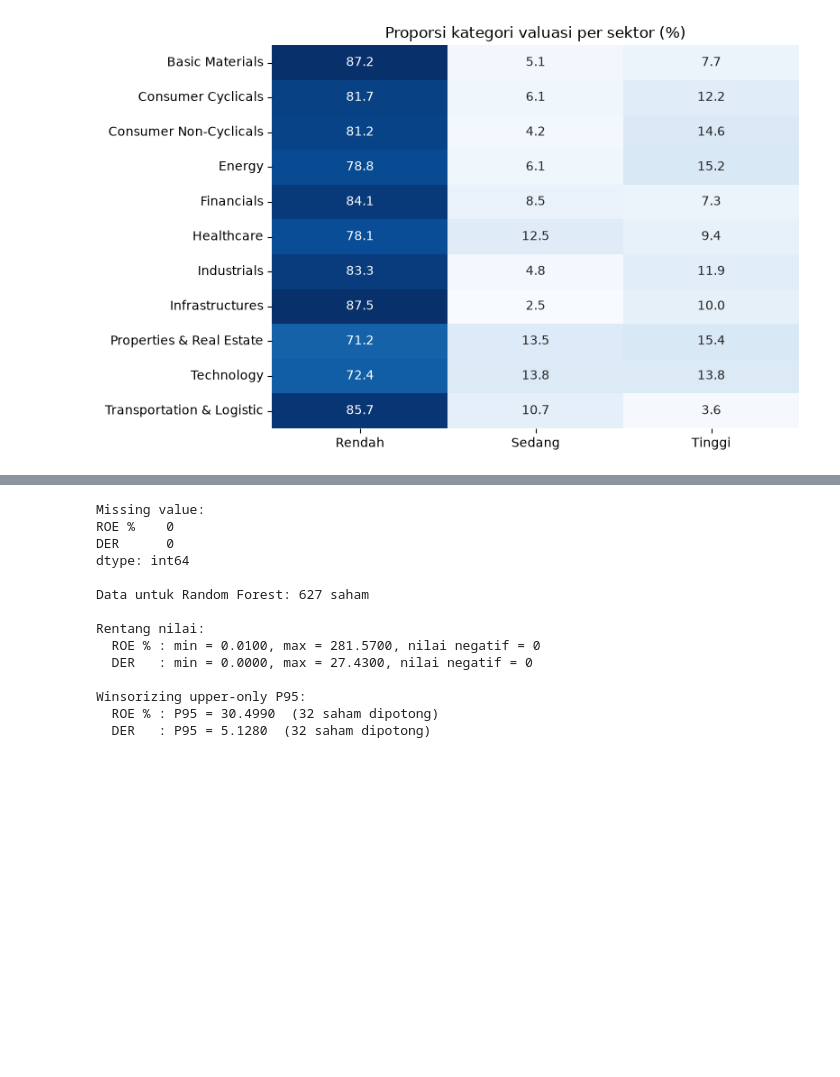
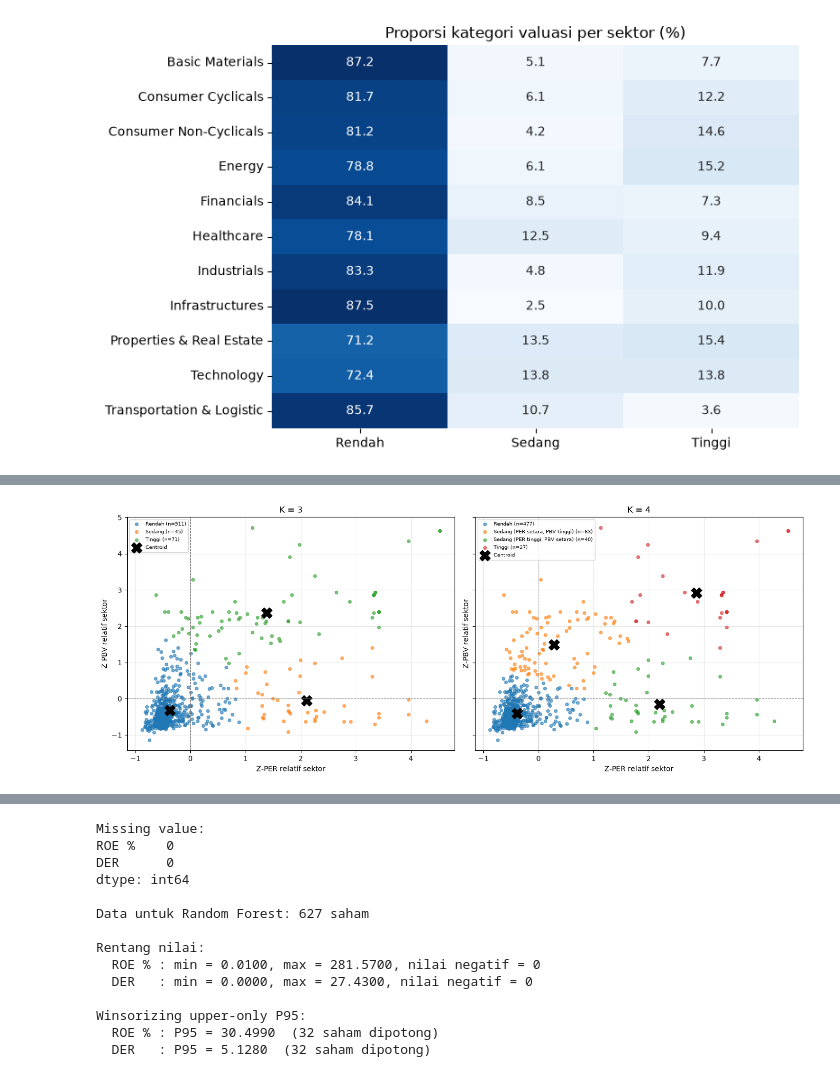
Before and after one commit to FelixJon17/screener-saham-bei, a Jupyter notebook: 535230119_SkripsiFelix.ipynb, the cells around one changed output, grey strips where cells are left out. Saved outputs shown, nothing was run; the diff lists cells and outputs as text; code cells hidden in the pictures; blank space fills up the shorter version.

```diff
--- a/535230119_SkripsiFelix.ipynb
+++ b/535230119_SkripsiFelix.ipynb
@@ -176,8 +177,10 @@ print(f"DBI terendah         : K = {k_dbi}")
 print(f"Silhouette K = 3     : {sil_3:.4f} -> "
       + ("memenuhi >= 0,51, K = 3 digunakan" if sil_3 >= 0.51 else "di bawah 0,51"))
 
-K_SENSITIVITAS = sorted({k for k in (k_sil, k_dbi) if k != 3})
-print(f"K untuk analisis sensitivitas: {K_SENSITIVITAS}")
+# K = 2 (Silhouette) hanya membentuk kategori Rendah dan Tinggi, jadi analisis
+# sensitivitas memakai K = 4 (saran DBI dan Elbow) sebagai pembanding.
+K_PEMBANDING = 4
+print(f"K pembanding analisis sensitivitas: {K_PEMBANDING}")
 
 fig, ax = plt.subplots(1, 3, figsize=(14, 3.6))
 for a, col, judul in zip(ax, ["WCSS", "Silhouette", "DBI"],
@@ -325,35 +328,68 @@ Technology                                      4     29
 Transportation & Logistic                       1     28
 [figure]
 # %%
-#Analisis Sensitivitas
-sensitivitas = [{"K": 3, "WCSS": kmeans.inertia_,
-                 "Silhouette": silhouette_score(X_k, kmeans.labels_),
-                 "DBI": davies_bouldin_score(X_k, kmeans.labels_),
-                 "Cluster terkecil": int(df["cluster"].value_counts().min())}]
+#Analisis Sensitivitas K = 3 vs K = 4 (Clustering)
+def nama_label(centroid):
+    """Label 3.1.6; bila ada lebih dari satu cluster Sedang, dibedakan menurut posisi centroid."""
+    lab, skor_k = beri_label(centroid)
+    tengah = [int(i) for i in np.argsort(skor_k)][1:-1]
+    if len(tengah) > 1:
+        arah = lambda z: "tinggi" if z > 0.5 else "rendah" if z < -0.5 else "setara"
+        for i in tengah:
+            lab[i] = (f"Valuasi Relatif Sedang (PER {arah(centroid[i, 0])}, "
+                      f"PBV {arah(centroid[i, 1])})")
+    return lab, skor_k
 
-for k in K_SENSITIVITAS:
-    km_k = KMeans(n_clusters=k, n_init=50, random_state=RS).fit(X_k)
-    lab_k, skor_k = beri_label(km_k.cluster_centers_)
-    urut_k = np.argsort(skor_k)
-    nama = {int(i): f"C{r + 1} {lab_k[int(i)].replace('Valuasi Relatif ', '')}"
-            for r, i in enumerate(urut_k)}
-    kolom = pd.Series(km_k.labels_, index=df.index, name=f"K = {k}").map(nama)
 
-    print(f"===== K = {k} =====")
-    print(pd.DataFrame({"PERz": km_k.cluster_centers_[urut_k, 0],
-                        "PBVz": km_k.cluster_centers_[urut_k, 1],
-                        "skor": skor_k[urut_k],
-                        "jumlah": np.bincount(km_k.labels_)[urut_k]},
-                       index=[nama[int(i)] for i in urut_k]).round(4))
-    print("\nPerpindahan kategori (baris: K = 3, kolom: K = %d):" % k)
-    print(pd.crosstab(df["label"].rename("K = 3"), kolom).reindex(index=URUTAN)
-          .reindex(columns=[nama[int(i)] for i in urut_k], fill_value=0), "\n")
+def profil_k(km_k):
+    lab, skor_k = nama_label(km_k.cluster_centers_)
+    d = df.assign(c=km_k.labels_)
+    prof = d.groupby("c").agg(n=("Kode Saham", "count"),
+                              PER_med=("PER", "median"), PBV_med=("PBV", "median"),
+                              ROE_med=("ROE %", "median"), DER_med=("DER", "median"))
+    prof.insert(0, "Label", pd.Series(lab).str.replace("Valuasi Relatif ", ""))
+    prof.insert(2, "Proporsi (%)", (prof["n"] / len(d) * 100).round(1))
+    prof.insert(3, "Z-PER", km_k.cluster_centers_[prof.index, 0])
+    prof.insert(4, "Z-PBV", km_k.cluster_centers_[prof.index, 1])
+    prof = prof.loc[np.argsort(skor_k)]
+    prof.index.name = "Cluster"
+    return lab, prof
 
-    sensitivitas.append({"K": k, "WCSS": km_k.inertia_,
-                         "Silhouette": silhouette_score(X_k, km_k.labels_),
-                         "DBI": davies_bouldin_score(X_k, km_k.labels_),
-                         "Cluster terkecil": int(np.bincount(km_k.labels_).min())})
 
-df_sensitivitas = pd.DataFrame(sensitivitas).round(4)
-df_sensitivitas
+km_4 = KMeans(n_clusters=K_PEMBANDING, n_init=50, random_state=RS).fit(X_k)
+label_3, profil_3 = profil_k(kmeans)
+label_4, profil_4 = profil_k(km_4)
+df["label_k4"] = pd.Series(km_4.labels_).map(label_4).values
+
+print("Profil cluster K = 3:")
+print(profil_3.round(4).to_string(), "\n")
+print(f"Profil cluster K = {K_PEMBANDING}:")
+print(profil_4.round(4).to_string(), "\n")
+
+urut_4 = [label_4[int(i)] for i in profil_4.index]
+pendek = lambda s: s.replace("Valuasi Relatif ", "")
+perpindahan = (pd.crosstab(df["label"], df["label_k4"])
+               .reindex(index=URUTAN, columns=urut_4, fill_value=0))
+print(f"Perpindahan emiten (baris: K = 3, kolom: K = {K_PEMBANDING}):")
+print(perpindahan.rename(index=pendek, columns=pendek).to_string())
+
+fig, ax = plt.subplots(1, 2, figsize=(14, 5.5), sharex=True, sharey=True)
+for a, km_k, lab, prof in ((ax[0], kmeans, label_3, profil_3), (ax[1], km_4, label_4, profil_4)):
+    for i in prof.index:
+        m = km_k.labels_ == i
+        a.scatter(X_k[m, 0], X_k[m, 1], s=18, alpha=.6, label=f"{pendek(lab[i])} (n={m.sum()})")
+    cen = km_k.cluster_centers_
+    a.scatter(cen[:, 0], cen[:, 1], marker="X", s=220, c="black", label="Centroid")
+    a.axhline(0, color="gray", ls="--", lw=.8); a.axvline(0, color="gray", ls="--", lw=.8)
+    a.set(title=f"K = {km_k.n_clusters}", xlabel="Z-PER relatif sektor",
+          ylabel="Z-PBV relatif sektor")
+    a.legend(fontsize=7); a.grid(alpha=.3)
+plt.tight_layout(); plt.show()
+
+fig, ax = plt.subplots(figsize=(7.5, 4))
+sns.heatmap(perpindahan, annot=True, fmt="d", cmap="Blues", cbar=False, ax=ax,
+            xticklabels=[pendek(s) for s in urut_4], yticklabels=[pendek(s) for s in URUTAN])
+ax.set(title=f"Perpindahan emiten K = 3 ke K = {K_PEMBANDING}",
+       xlabel=f"K = {K_PEMBANDING}", ylabel="K = 3")
+plt.xticks(rotation=20, ha="right"); plt.tight_layout(); plt.show()
 # %% [output]
@@ -380,0 +413 @@ Valuasi Relatif Tinggi          0         45          0         26
+[figure, added]
```
Also changed, not shown: parts of 4 cells of this notebook, 5 other files.
